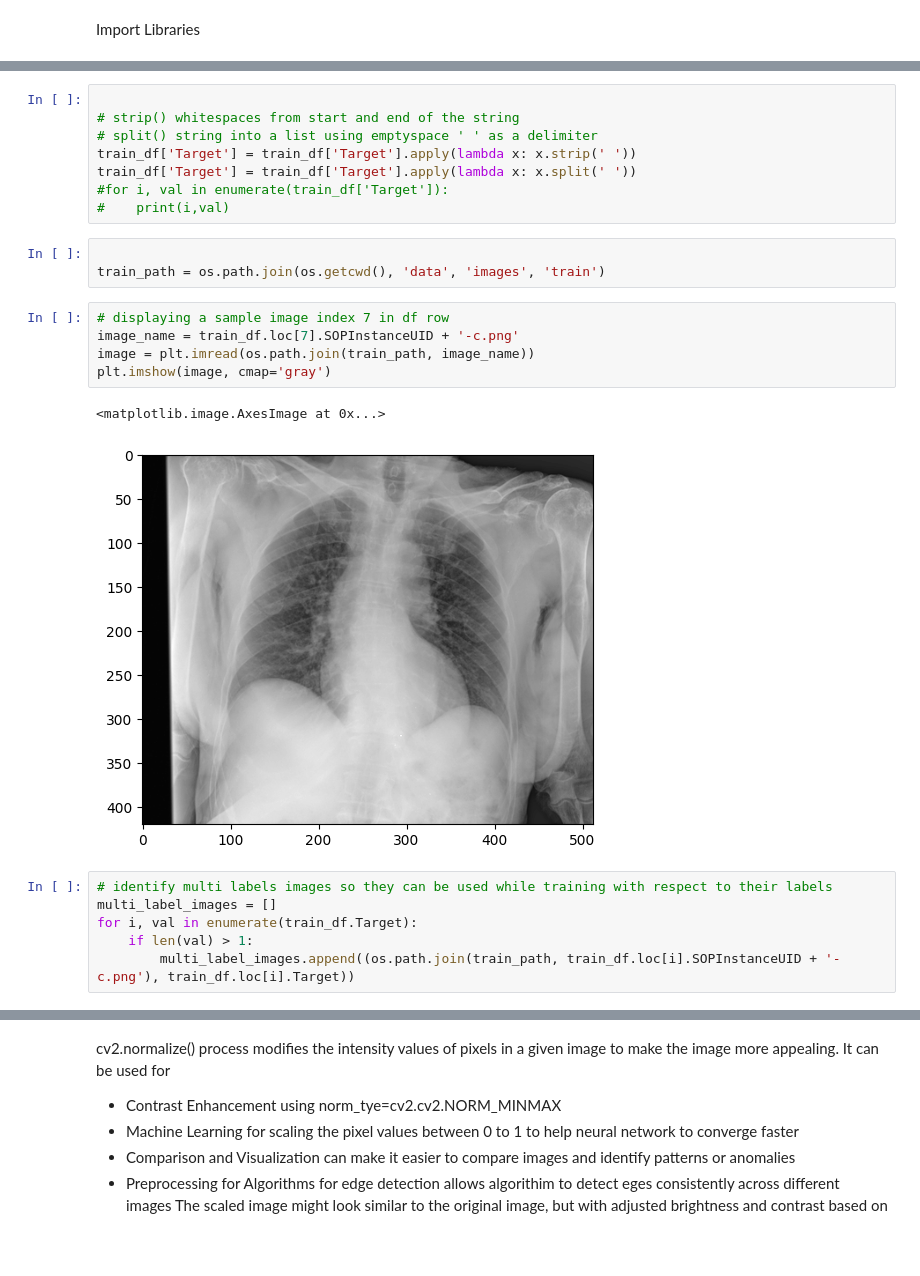
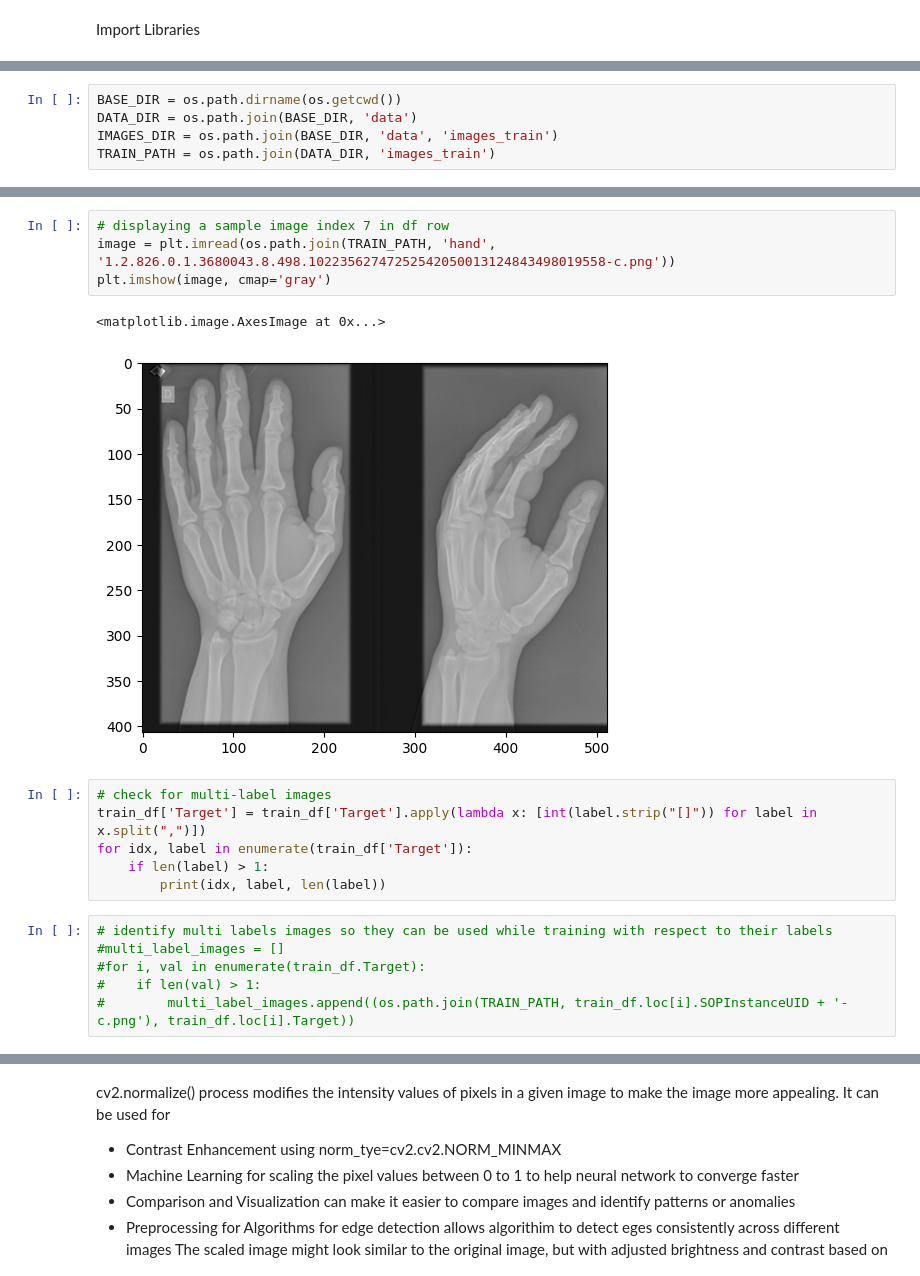
Before and after one commit to Kachroo-cheena/xray_bodypart_classificatiom, a Jupyter notebook: scripts/2. EDA.ipynb, the cells around one changed output, grey strips where cells are left out. Saved outputs shown, nothing was run; the diff lists cells and outputs as text; blank space fills up the shorter version.

```diff
--- a/scripts/2. EDA.ipynb
+++ b/scripts/2. EDA.ipynb
@@ -31,3 +31,8 @@ If you need help, create an issue at https://github.com/intel/intel-extension-fo
 If you need help, create an issue at https://github.com/intel/intel-extension-for-tensorflow/issues
+# %%
+BASE_DIR = os.path.dirname(os.getcwd())
+DATA_DIR = os.path.join(BASE_DIR, 'data')
+IMAGES_DIR = os.path.join(BASE_DIR, 'data', 'images_train')
+TRAIN_PATH = os.path.join(DATA_DIR, 'images_train')
 # %%
 # load train_df and test_df csv into a dataframe
@@ -57,26 +46,20 @@ Index(['SOPInstanceUID', 'Target', 'MultiImageType', 'ImageType', 'ImageType1',
-# %%
-
-# strip() whitespaces from start and end of the string
-# split() string into a list using emptyspace ' ' as a delimiter
-train_df['Target'] = train_df['Target'].apply(lambda x: x.strip(' '))
-train_df['Target'] = train_df['Target'].apply(lambda x: x.split(' '))
-#for i, val in enumerate(train_df['Target']):
-#    print(i,val)
-# %%
-
-train_path = os.path.join(os.getcwd(), 'data', 'images', 'train')
 # %%
 # displaying a sample image index 7 in df row
-image_name = train_df.loc[7].SOPInstanceUID + '-c.png'
-image = plt.imread(os.path.join(train_path, image_name))
+image = plt.imread(os.path.join(TRAIN_PATH, 'hand', '1.2.826.0.1.3680043.8.498.10223562747252542050013124843498019558-c.png'))
 plt.imshow(image, cmap='gray')
 # %% [output]
 <matplotlib.image.AxesImage at 0x...>
-[figure, old version]
+[figure, new version]
+# %%
+# check for multi-label images
+train_df['Target'] = train_df['Target'].apply(lambda x: [int(label.strip("[]")) for label in x.split(",")])
+for idx, label in enumerate(train_df['Target']):
+    if len(label) > 1:
+        print(idx, label, len(label))
 # %%
 # identify multi labels images so they can be used while training with respect to their labels
-multi_label_images = []
-for i, val in enumerate(train_df.Target):
-    if len(val) > 1:
-        multi_label_images.append((os.path.join(train_path, train_df.loc[i].SOPInstanceUID + '-c.png'), train_df.loc[i].Target))
+#multi_label_images = []
+#for i, val in enumerate(train_df.Target):
+#    if len(val) > 1:
+#        multi_label_images.append((os.path.join(TRAIN_PATH, train_df.loc[i].SOPInstanceUID + '-c.png'), train_df.loc[i].Target))
 # %%
```
Also changed, not shown: parts of 16 cells of this notebook, 5 other files.
